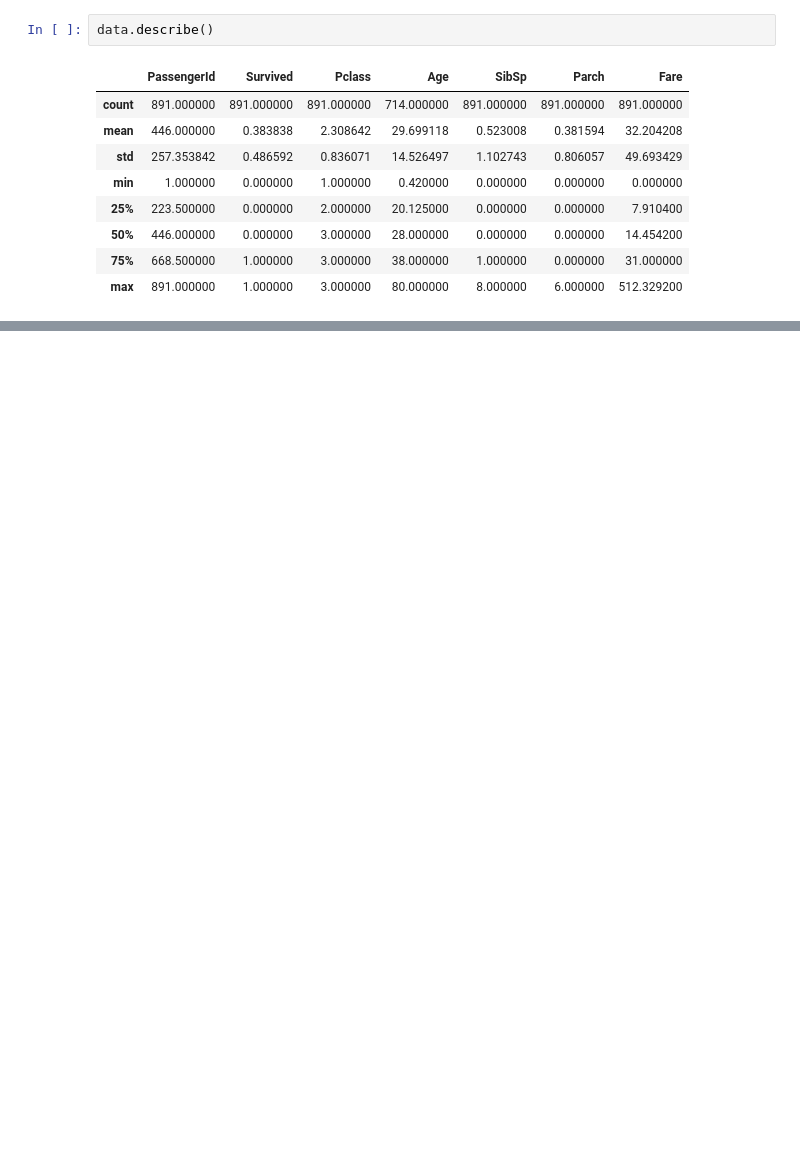
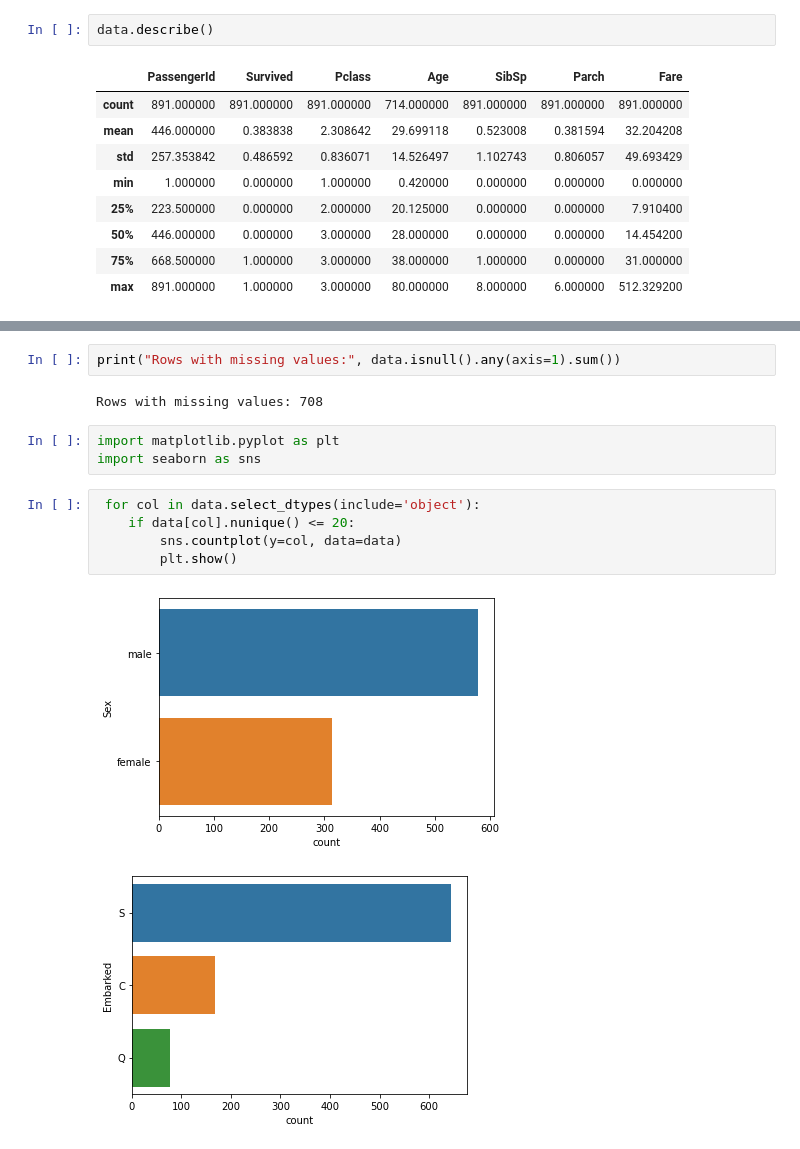
Before and after one commit to ConorD212/UCDPA_ConorDixon, a Jupyter notebook: DataSet 2/Data Set 2 Titanic- Retrieving data using online APIs.ipynb, the cells around one changed output, grey strips where cells are left out. Cells and saved outputs as stored; diff of their text form; blank space fills up the shorter version.

Commit message:
Exploring Data Set2

```diff
--- a/DataSet 2/Data Set 2 Titanic- Retrieving data using online APIs.ipynb
+++ b/DataSet 2/Data Set 2 Titanic- Retrieving data using online APIs.ipynb
@@ -80,0 +171,15 @@ data.describe()
+# %%
+print("Rows with missing values:", data.isnull().any(axis=1).sum())
+# %% [output]
+Rows with missing values: 708
+# %%
+import matplotlib.pyplot as plt
+import seaborn as sns
+# %%
+ for col in data.select_dtypes(include='object'):
+    if data[col].nunique() <= 20:
+        sns.countplot(y=col, data=data)
+        plt.show()
+# %% [output]
+[figure, added]
+[figure, added]
```
Also changed, not shown: parts of 6 cells of this notebook.
